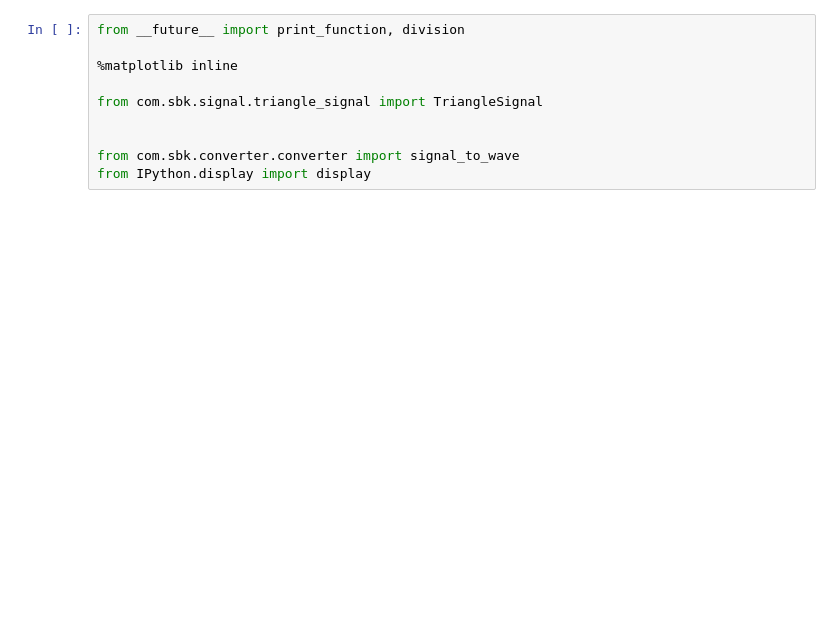
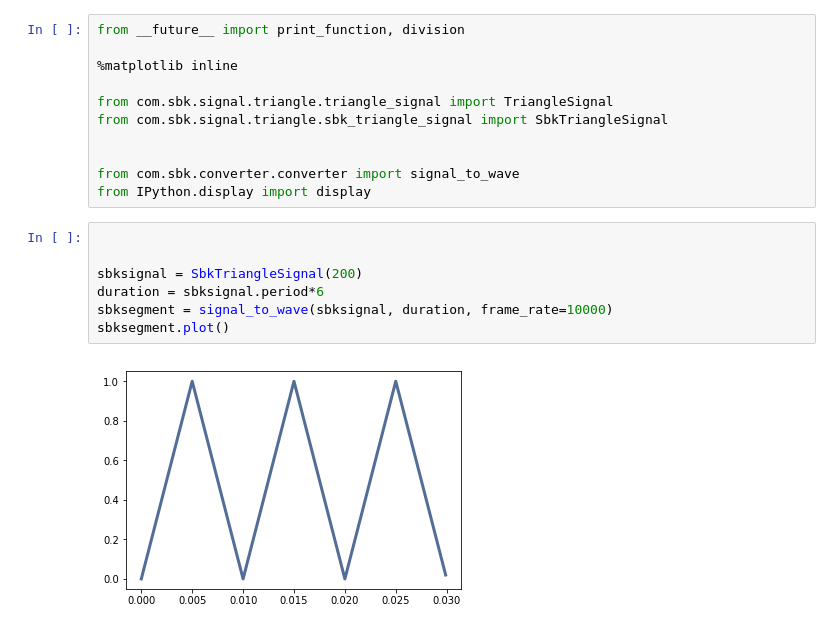
Before and after one commit to SergiySobolev/thinkdsp, a Jupyter notebook: jupyter/ch2/sbk_chap_02.ipynb, the cells around one changed output. Saved outputs shown, nothing was run; the diff lists cells and outputs as text; blank space fills up the shorter version.

```diff
--- a/jupyter/ch2/sbk_chap_02.ipynb
+++ b/jupyter/ch2/sbk_chap_02.ipynb
@@ -3,9 +3,19 @@ from __future__ import print_function, division
 
 %matplotlib inline
 
-from com.sbk.signal.triangle_signal import TriangleSignal
+from com.sbk.signal.triangle.triangle_signal import TriangleSignal
+from com.sbk.signal.triangle.sbk_triangle_signal import SbkTriangleSignal
 
 
 from com.sbk.converter.converter import signal_to_wave
 from IPython.display import display
+# %%
+
+
+sbksignal = SbkTriangleSignal(200)
+duration = sbksignal.period*6
+sbksegment = signal_to_wave(sbksignal, duration, frame_rate=10000)
+sbksegment.plot()
+# %% [output]
+[figure, added]
 # %%
```
Also changed, not shown: parts of 1 cell of this notebook, 8 other files.
